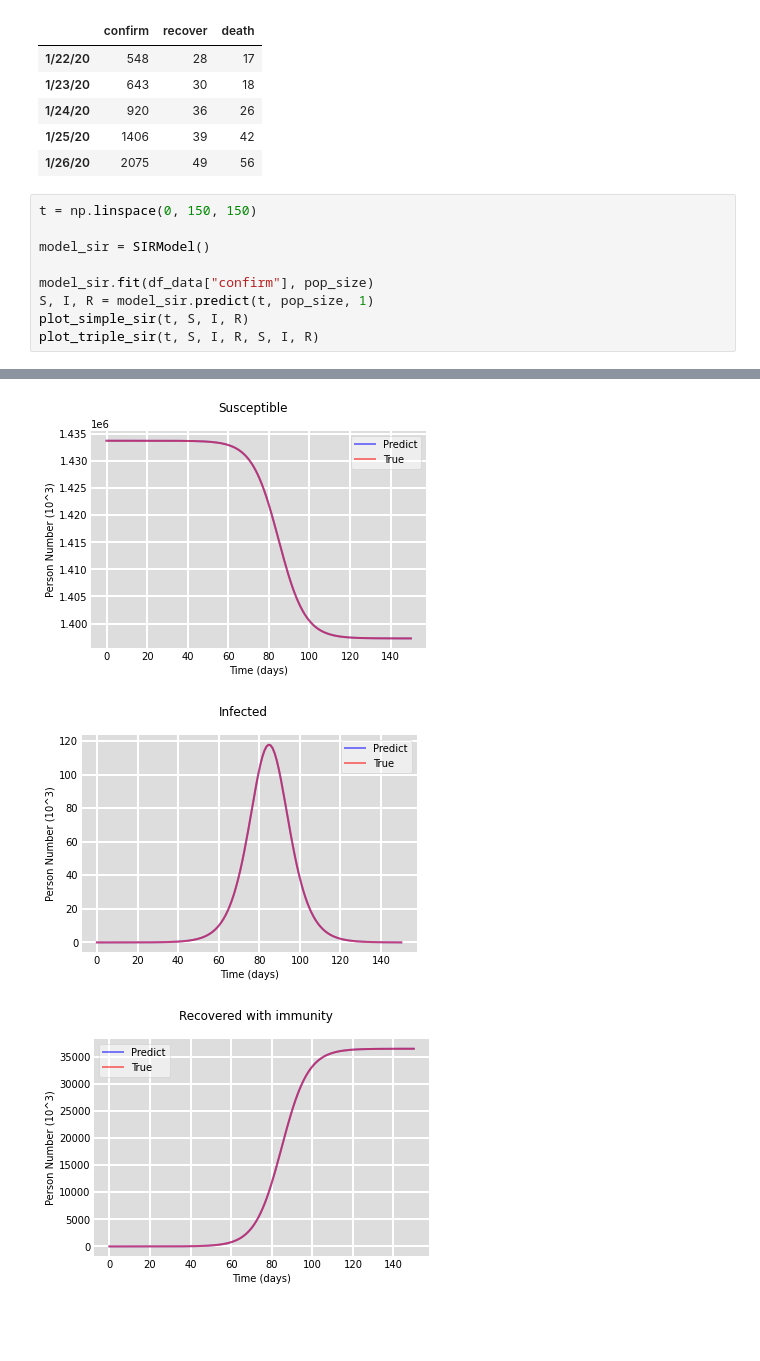
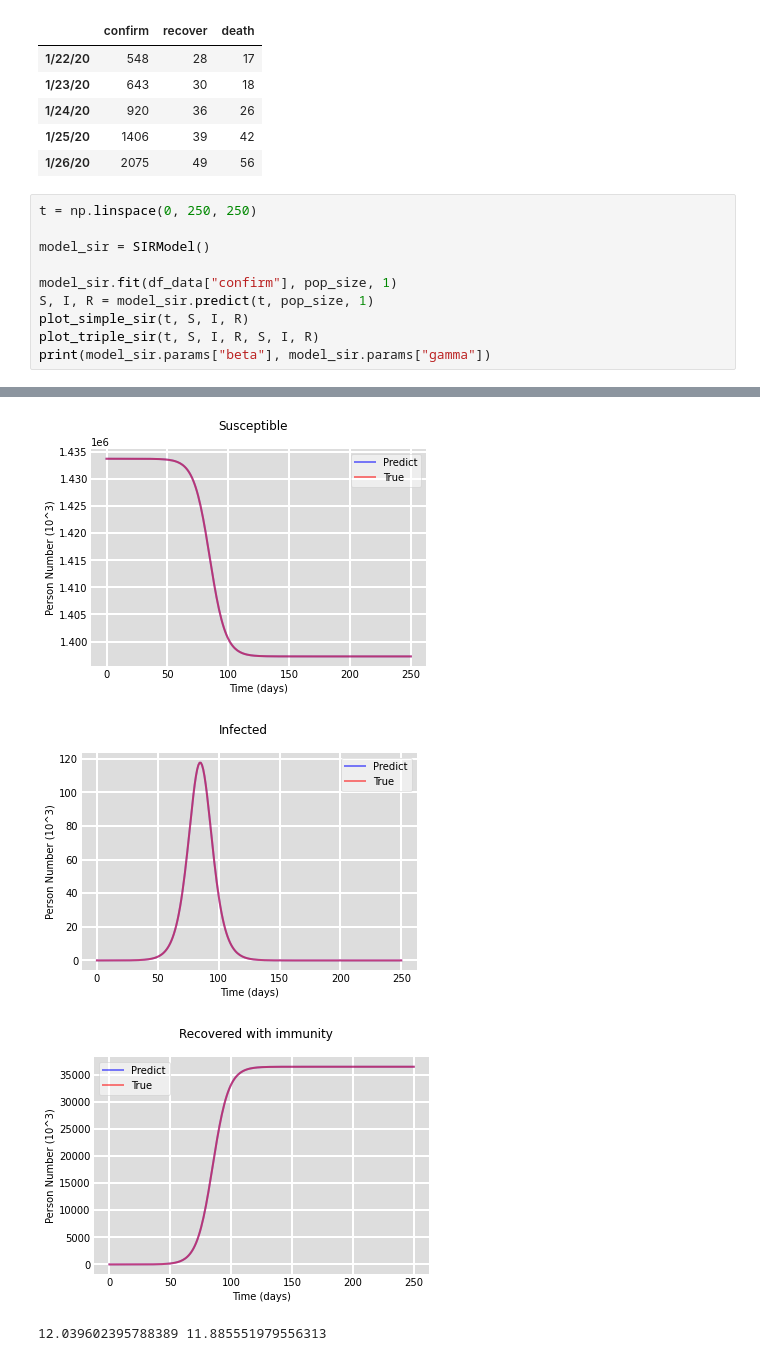
Before and after one commit to El-Tatane/chope_pas_le_covid, a Jupyter notebook: notebooks/SIR China.ipynb, the cells around one changed output, grey strips where cells are left out. Drawn from its saved outputs; the diff is of its cells as text; blank space fills up the shorter version.

```diff
--- a/notebooks/SIR China.ipynb
+++ b/notebooks/SIR China.ipynb
@@ -20,12 +20,13 @@ Population : 1433783691
 | 1/25/20 | 1406 | 39 | 42 |
 | 1/26/20 | 2075 | 49 | 56 |
 # %%
-t = np.linspace(0, 150, 150)
+t = np.linspace(0, 250, 250)
 
 model_sir = SIRModel()
 
-model_sir.fit(df_data["confirm"], pop_size)
+model_sir.fit(df_data["confirm"], pop_size, 1)
 S, I, R = model_sir.predict(t, pop_size, 1)
 plot_simple_sir(t, S, I, R)
 plot_triple_sir(t, S, I, R, S, I, R)
+print(model_sir.params["beta"], model_sir.params["gamma"])
 # %% [output]
@@ -33,3 +34,4 @@ plot_triple_sir(t, S, I, R, S, I, R)
-[figure, old version]
+[figure, new version]
-[figure, old version]
+[figure, new version]
-[figure, old version]
+[figure, new version]
+12.039602395788389 11.885551979556313
```
Also changed, not shown: parts of 1 cell of this notebook, 2 other files.
